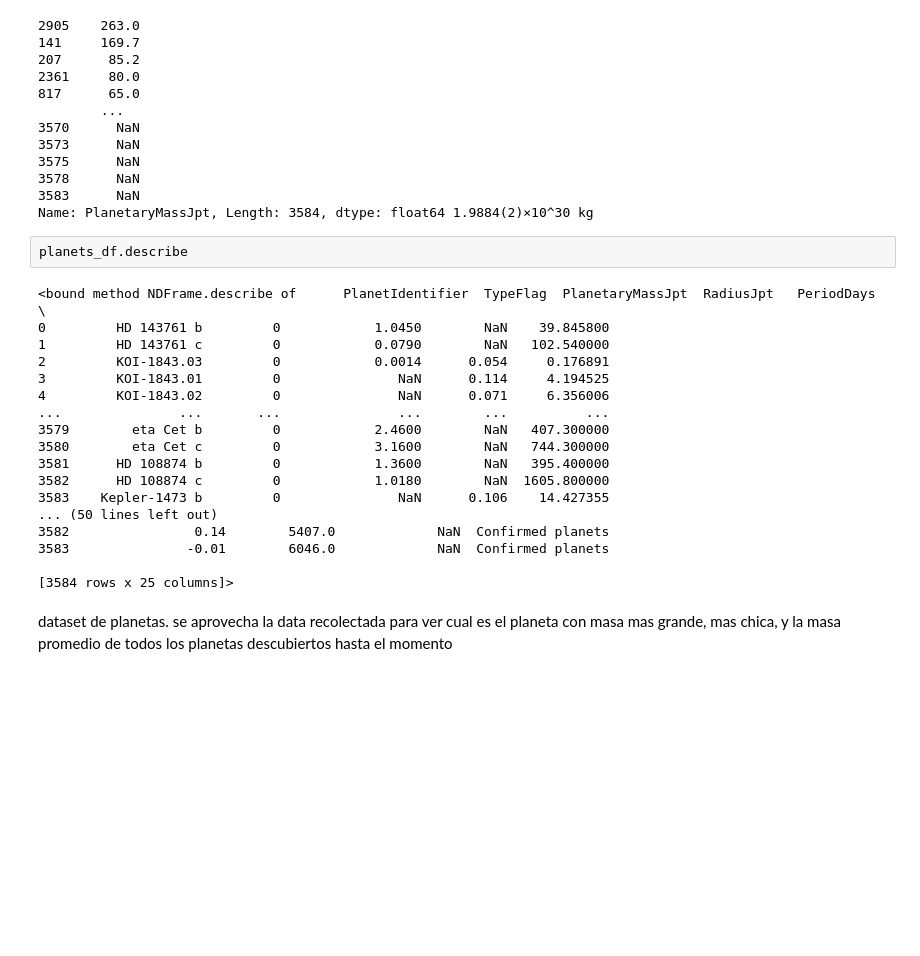
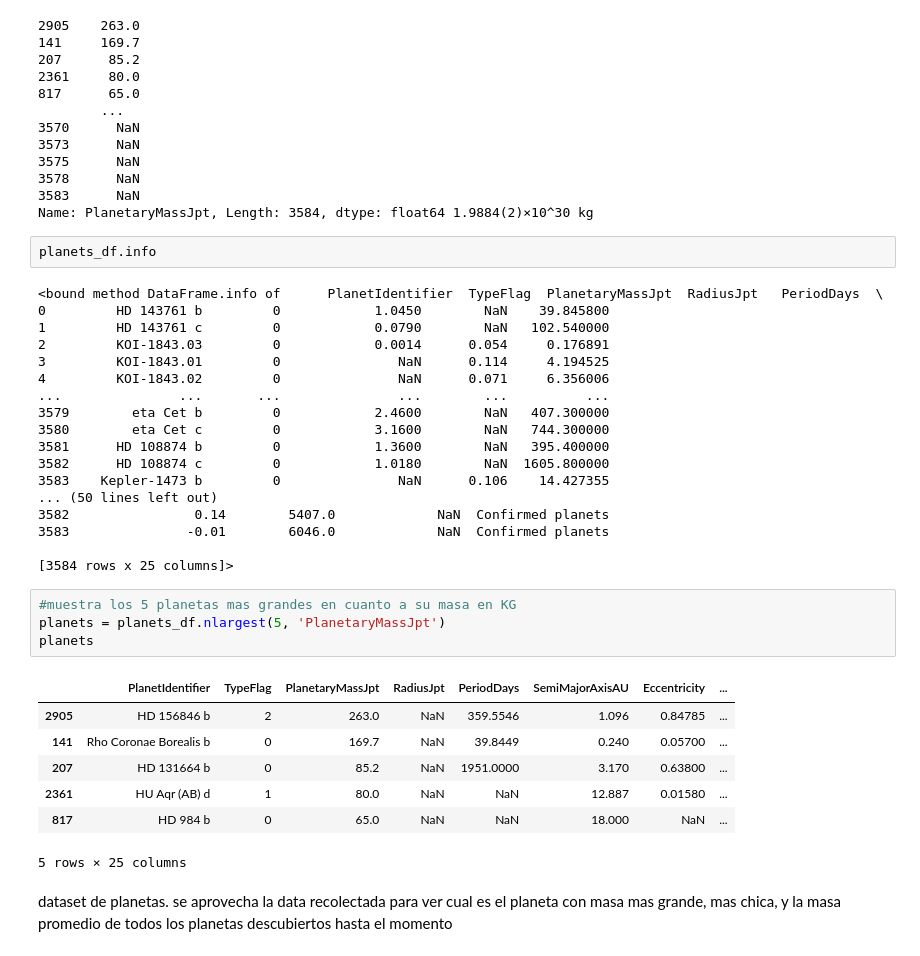
Before and after one commit to L-Novelli/coder_database, a Jupyter notebook: notebook/datasets_Novelli.ipynb, the cells around one changed output. Cells and saved outputs as stored; diff of their text form; blank space fills up the shorter version.

```diff
--- a/notebook/datasets_Novelli.ipynb
+++ b/notebook/datasets_Novelli.ipynb
@@ -235,9 +235,9 @@ print(mass, '1.9884(2)×10^30 kg')
 3583      NaN
 Name: PlanetaryMassJpt, Length: 3584, dtype: float64 1.9884(2)×10^30 kg
 # %%
-planets_df.describe
+planets_df.info
 # %% [output]
-<bound method NDFrame.describe of      PlanetIdentifier  TypeFlag  PlanetaryMassJpt  RadiusJpt   PeriodDays  \
+<bound method DataFrame.info of      PlanetIdentifier  TypeFlag  PlanetaryMassJpt  RadiusJpt   PeriodDays  \
 0         HD 143761 b         0            1.0450        NaN    39.845800
 1         HD 143761 c         0            0.0790        NaN   102.540000
 2         KOI-1843.03         0            0.0014      0.054     0.176891
@@ -254,6 +254,18 @@ planets_df.describe
 3583               -0.01        6046.0             NaN  Confirmed planets
 
 [3584 rows x 25 columns]>
+# %%
+#muestra los 5 planetas mas grandes en cuanto a su masa en KG
+planets = planets_df.nlargest(5, 'PlanetaryMassJpt')
+planets
+# %% [output]
+|  | PlanetIdentifier | TypeFlag | PlanetaryMassJpt | RadiusJpt | PeriodDays | SemiMajorAxisAU | Eccentricity | ... |
+| 2905 | HD 156846 b | 2 | 263.0 | NaN | 359.5546 | 1.096 | 0.84785 | ... |
+| 141 | Rho Coronae Borealis b | 0 | 169.7 | NaN | 39.8449 | 0.240 | 0.05700 | ... |
+| 207 | HD 131664 b | 0 | 85.2 | NaN | 1951.0000 | 3.170 | 0.63800 | ... |
+| 2361 | HU Aqr (AB) d | 1 | 80.0 | NaN | NaN | 12.887 | 0.01580 | ... |
+| 817 | HD 984 b | 0 | 65.0 | NaN | NaN | 18.000 | NaN | ... |
+5 rows × 25 columns
 # %% [markdown]
 dataset de planetas.
 se aprovecha la data recolectada para ver cual es el planeta con masa mas grande, mas chica, y la masa promedio de todos los planetas descubiertos hasta el momento
```
